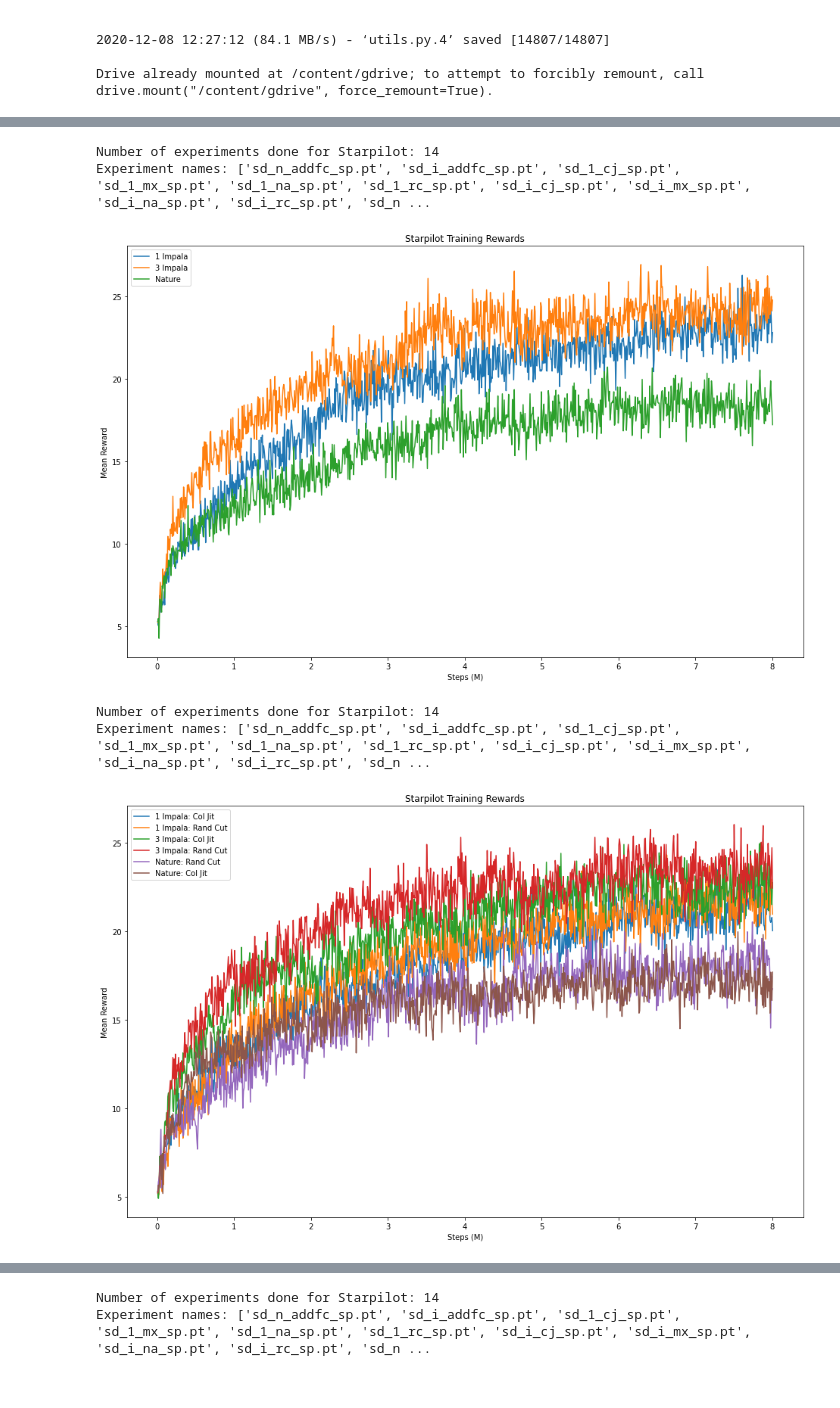
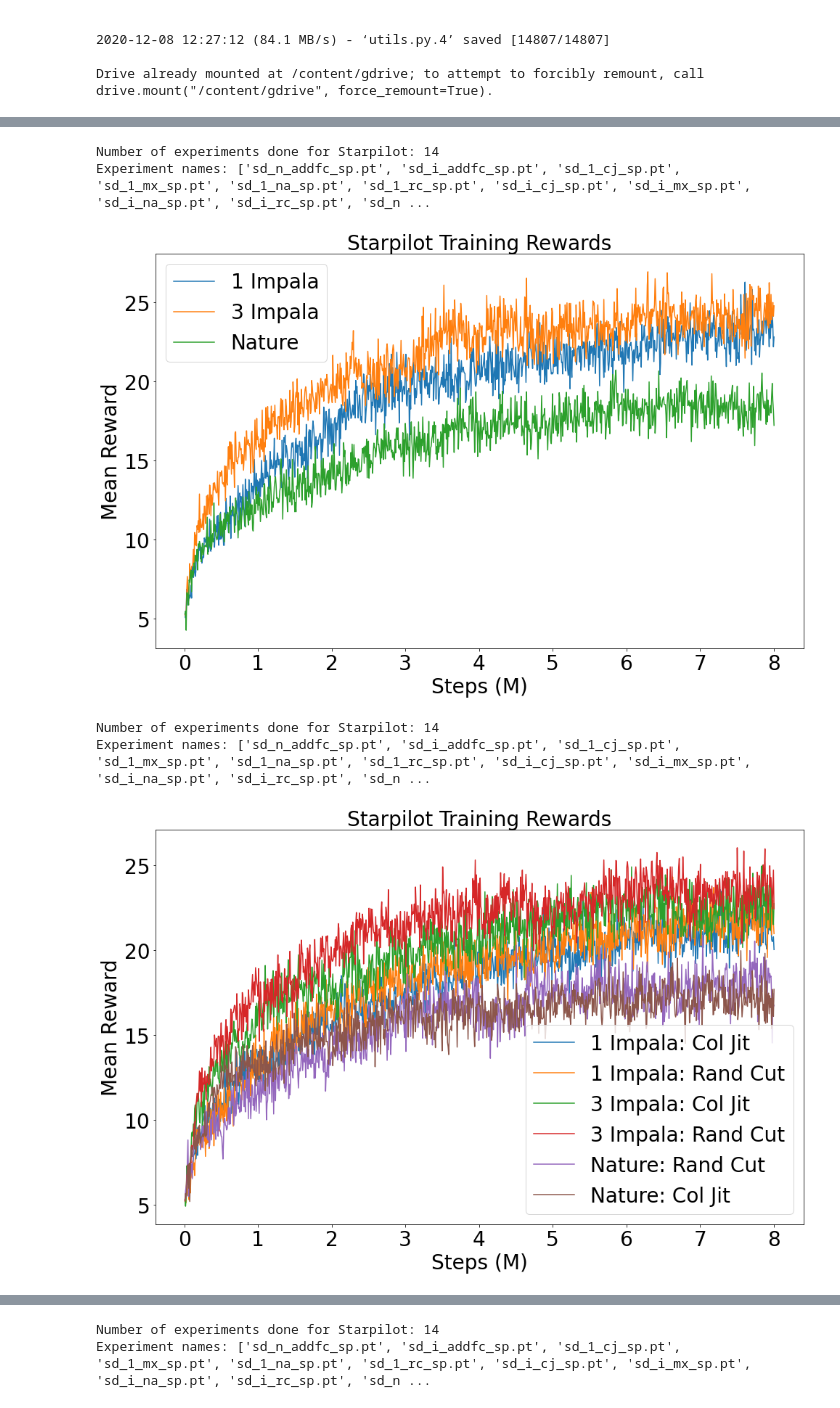
Before and after one commit to hlynurarni/Deep_learning_02456_FProject, a Jupyter notebook: Notebook/Visualizing_train_and_test_performance.ipynb, the cells around one changed output, grey strips where cells are left out. Drawn from its saved outputs; the diff is of its cells as text; code cells hidden in the pictures.

```diff
--- a/Notebook/Visualizing_train_and_test_performance.ipynb
+++ b/Notebook/Visualizing_train_and_test_performance.ipynb
@@ -64,7 +64,8 @@ def decode_experiment_name(name):
 # %%
 # Function that plots the training mean reward as a function of steps for
 # each experiment of a specific game
-def plot_training_performance(game_name, shows_subset=False, subset_to_run=[]):
+def plot_training_performance(game_name, shows_subset=False, subset_to_run=[],
+                              med_text_size=10, big_text_size=12):
   path = '/content/gdrive/MyDrive/Deep Learning Project 2020/Data/' + game_name + '/'
 
   # Get the stored rewards for each experiment
@@ -77,6 +78,15 @@ def plot_training_performance(game_name, shows_subset=False, subset_to_run=[]):
       rewards.append(file_load['Mean Reward'])
   print('Number of experiments done for ' + game_name + ': ' + str(len(experiment_names)))
   print('Experiment names: ' + str(experiment_names))
+
+  # Set plot text size
+  #plt.rc('font', size=SMALL_SIZE)          # Controls default text sizes
+  plt.rc('axes', titlesize=med_text_size)     # Fontsize of the axes title
+  plt.rc('axes', labelsize=med_text_size)     # Fontsize of the x and y labels
+  plt.rc('xtick', labelsize=med_text_size)    # Fontsize of the tick labels
+  plt.rc('ytick', labelsize=med_text_size)    # Fontsize of the tick labels
+  plt.rc('legend', fontsize=med_text_size)    # Legend fontsize
+  plt.rc('figure', titlesize=big_text_size)   # Fontsize of the figure title
 
   # Plot the mean rewards for each experiment
   plt.figure(figsize = (16, 10))
@@ -102,16 +112,21 @@ Experiment names: ['sd_n_addfc_sp.pt', 'sd_i_addfc_sp.pt', 'sd_1_cj_sp.pt', 'sd_
 # %%
 # Run different encoders
-plot_training_performance('Starpilot', shows_subset=True, subset_to_run=['Nature', '1 Impala', '3 Impala'])
+plot_training_performance('Starpilot', shows_subset=True, subset_to_run=['Nature', '1 Impala', '3 Impala'],
+                          med_text_size=28, big_text_size=30)
 # %% [output]
 Number of experiments done for Starpilot: 14
 Experiment names: ['sd_n_addfc_sp.pt', 'sd_i_addfc_sp.pt', 'sd_1_cj_sp.pt', 'sd_1_mx_sp.pt', 'sd_1_na_sp.pt', 'sd_1_rc_sp.pt', 'sd_i_cj_sp.pt', 'sd_i_mx_sp.pt', 'sd_i_na_sp.pt', 'sd_i_rc_sp.pt', 'sd_n ...
-[figure, old version]
+[figure, new version]
 # %%
 # Run different data augmentations
-plot_training_performance('Starpilot', shows_subset=True, subset_to_run=['Nature: Col Jit', 'Nature: Rand Cut', '1 Impala: Col Jit', '1 Impala: Rand Cut', '3 Impala: Col Jit', '3 Impala: Rand Cut'])
+plot_training_performance('Starpilot', shows_subset=True,
+                          subset_to_run=['Nature: Col Jit', 'Nature: Rand Cut',
+                                         '1 Impala: Col Jit', '1 Impala: Rand Cut',
+                                         '3 Impala: Col Jit', '3 Impala: Rand Cut'],
+                          med_text_size=28, big_text_size=30)
 # %% [output]
 Number of experiments done for Starpilot: 14
 Experiment names: ['sd_n_addfc_sp.pt', 'sd_i_addfc_sp.pt', 'sd_1_cj_sp.pt', 'sd_1_mx_sp.pt', 'sd_1_na_sp.pt', 'sd_1_rc_sp.pt', 'sd_i_cj_sp.pt', 'sd_i_mx_sp.pt', 'sd_i_na_sp.pt', 'sd_i_rc_sp.pt', 'sd_n ...
-[figure, old version]
+[figure, new version]
 # %%
 # Run Mix reg
```
Also changed, not shown: parts of 13 cells of this notebook.
